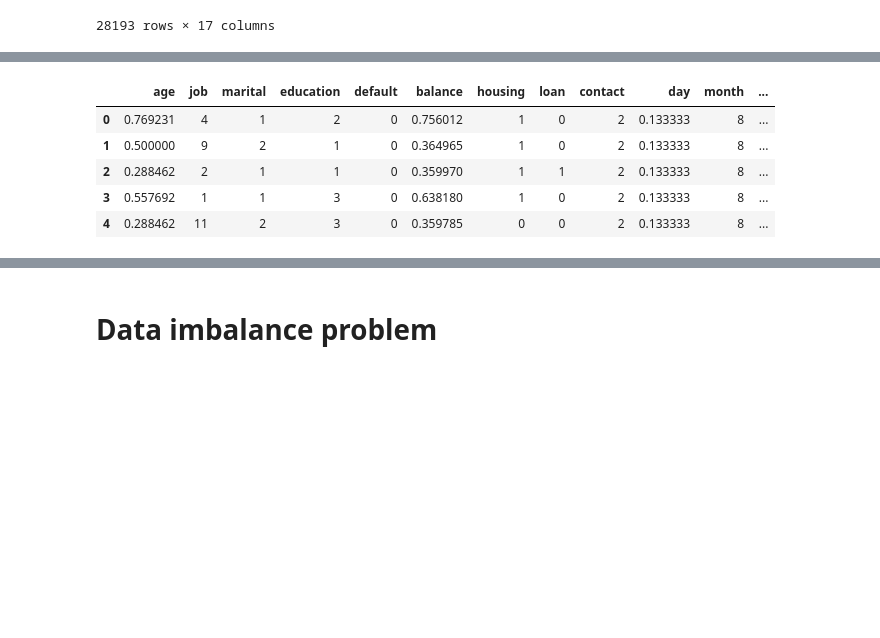
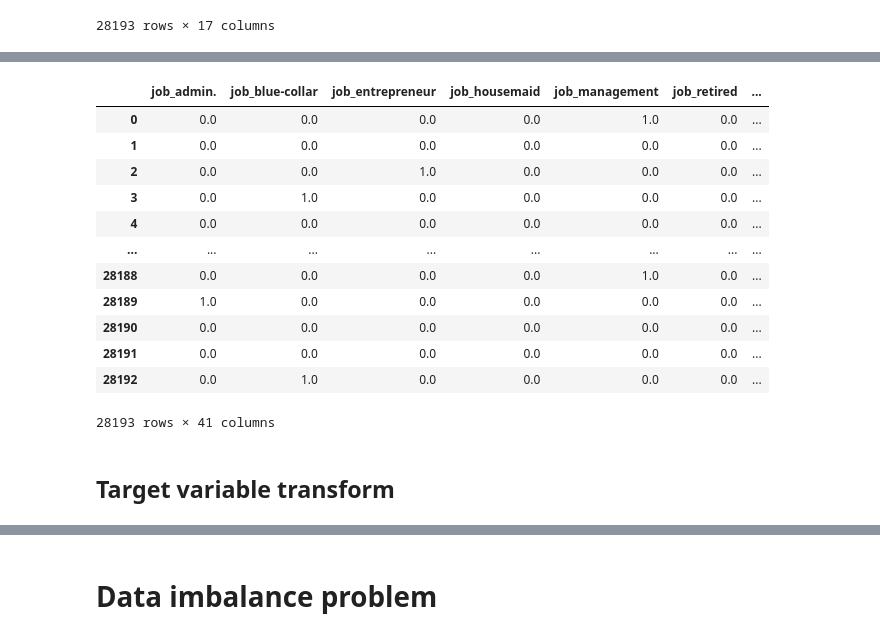
Before and after one commit to HirudikaAnupama/Predicting-Term-Deposit-Subscriptions, a Jupyter notebook: models/Predicting Term Deposit Subscriptions.ipynb, the cells around one changed output, grey strips where cells are left out. Saved outputs shown, nothing was run; the diff lists cells and outputs as text; code cells hidden in the pictures; blank space fills up the shorter version.

Commit message:
data transformation, normalization  and imbalance handling

```diff
--- a/models/Predicting Term Deposit Subscriptions.ipynb
+++ b/models/Predicting Term Deposit Subscriptions.ipynb
@@ -438,6 +444,6 @@ data_cleaned
 | 45209 | 57 | blue-collar | married | secondary | no | 668 | no | no | telephone | 17 | nov | ... |
 28193 rows × 17 columns
 # %%
-X = data_cleaned.drop('y',axis=1)
-
-y = data_cleaned['y']
+# split cleaned data into independent and dependent
+independent = data_cleaned.drop('y',axis=1)
+dependent  = data_cleaned['y']
@@ -469,9 +450,27 @@ for col in categorical_features:
-# %%
-X.head()
-# %% [output]
-|  | age | job | marital | education | default | balance | housing | loan | contact | day | month | ... |
-| 0 | 0.769231 | 4 | 1 | 2 | 0 | 0.756012 | 1 | 0 | 2 | 0.133333 | 8 | ... |
-| 1 | 0.500000 | 9 | 2 | 1 | 0 | 0.364965 | 1 | 0 | 2 | 0.133333 | 8 | ... |
-| 2 | 0.288462 | 2 | 1 | 1 | 0 | 0.359970 | 1 | 1 | 2 | 0.133333 | 8 | ... |
-| 3 | 0.557692 | 1 | 1 | 3 | 0 | 0.638180 | 1 | 0 | 2 | 0.133333 | 8 | ... |
-| 4 | 0.288462 | 11 | 2 | 3 | 0 | 0.359785 | 0 | 0 | 2 | 0.133333 | 8 | ... |
+# %%
+# one-hot encoding for categorical features
+encoder = OneHotEncoder(sparse_output=False)
+# %%
+# transform categorical features
+encoded_categorical = encoder.fit_transform(independent[categorical_features])
+# %%
+# convert encoded categorical data to a DataFrame
+encoded_categorical_df = pd.DataFrame(encoded_categorical, columns=encoder.get_feature_names_out(categorical_features))
+# %%
+encoded_categorical_df
+# %% [output]
+|  | job_admin. | job_blue-collar | job_entrepreneur | job_housemaid | job_management | job_retired | ... |
+| 0 | 0.0 | 0.0 | 0.0 | 0.0 | 1.0 | 0.0 | ... |
+| 1 | 0.0 | 0.0 | 0.0 | 0.0 | 0.0 | 0.0 | ... |
+| 2 | 0.0 | 0.0 | 1.0 | 0.0 | 0.0 | 0.0 | ... |
+| 3 | 0.0 | 1.0 | 0.0 | 0.0 | 0.0 | 0.0 | ... |
+| 4 | 0.0 | 0.0 | 0.0 | 0.0 | 0.0 | 0.0 | ... |
+| ... | ... | ... | ... | ... | ... | ... | ... |
+| 28188 | 0.0 | 0.0 | 0.0 | 0.0 | 1.0 | 0.0 | ... |
+| 28189 | 1.0 | 0.0 | 0.0 | 0.0 | 0.0 | 0.0 | ... |
+| 28190 | 0.0 | 0.0 | 0.0 | 0.0 | 0.0 | 0.0 | ... |
+| 28191 | 0.0 | 0.0 | 0.0 | 0.0 | 0.0 | 0.0 | ... |
+| 28192 | 0.0 | 1.0 | 0.0 | 0.0 | 0.0 | 0.0 | ... |
+28193 rows × 41 columns
+# %% [markdown]
+## Target variable transform
```
Also changed, not shown: parts of 25 cells of this notebook.
